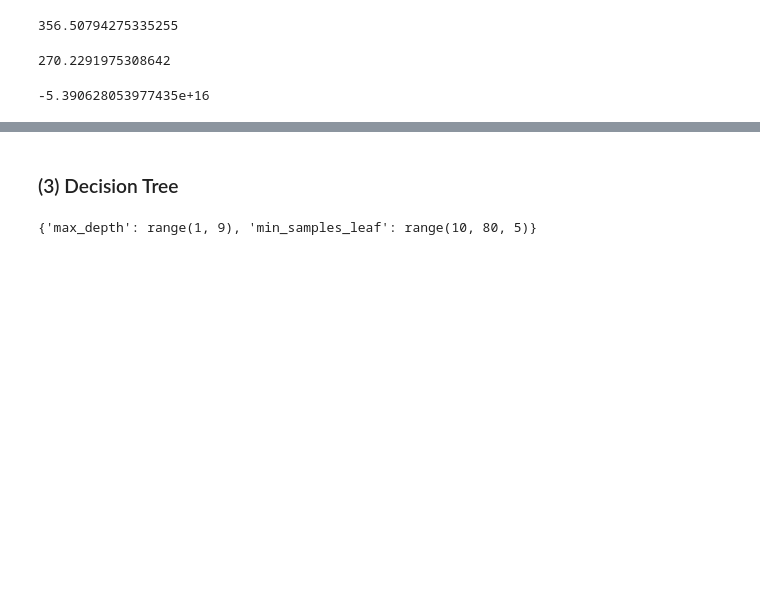
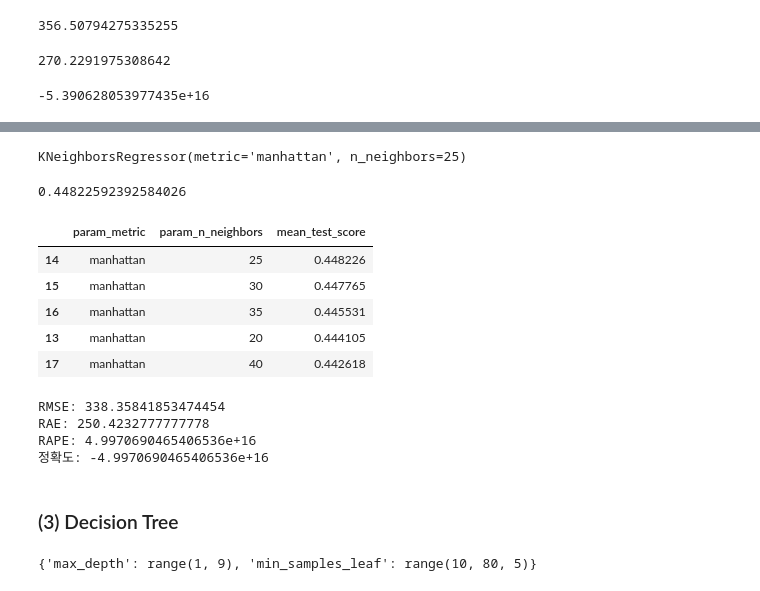
Before and after one commit to eedock92/aivle2_machine_learning, a Jupyter notebook: [추가1]복습문제_따릉이.ipynb, the cells around one changed output, grey strips where cells are left out. Drawn from its saved outputs; the diff is of its cells as text; code cells hidden in the pictures; blank space fills up the shorter version.

```diff
--- a/[추가1]복습문제_따릉이.ipynb
+++ b/[추가1]복습문제_따릉이.ipynb
@@ -277,0 +312,6 @@ plot_feature_importance(model1.coef_, list(x_train))
+# %%
+var = ['FuncDay_Yes','Solar','Seasons_Autumn','Holiday_No Holiday']
+# %%
+model2 = LinearRegression()
+model2.fit(x_train[var],y_train)
+lr_pred2 = model2.predict(x_val[var])
@@ -305,0 +366,4 @@ mean_absolute_error(y_val, knn_pred)
+# %%
+knn_param = {'n_neighbors': range(5,51,5) ,'metric': ['euclidean','manhattan']}
+knn_model_gs = GridSearchCV(knn_model, knn_param, cv =5, verbose=3)
+knn_model_gs.fit(x_train_s1,y_train)
@@ -305,0 +392,20 @@ mean_absolute_error(y_val, knn_pred)
+# %%
+knn_model_gs.best_estimator_
+# %% [output]
+KNeighborsRegressor(metric='manhattan', n_neighbors=25)
+# %%
+knn_model_gs.best_score_
+# %% [output]
+0.44822592392584026
+# %%
+knn_df = pd.DataFrame(knn_model_gs.cv_results_)
+knn_df = knn_df.loc[:,['param_metric','param_n_neighbors','mean_test_score']]
+# %%
+knn_df.sort_values(by='mean_test_score',ascending=False).head()
+# %% [output]
+|  | param_metric | param_n_neighbors | mean_test_score |
+| 14 | manhattan | 25 | 0.448226 |
+| 15 | manhattan | 30 | 0.447765 |
+| 16 | manhattan | 35 | 0.445531 |
+| 13 | manhattan | 20 | 0.444105 |
+| 17 | manhattan | 40 | 0.442618 |
@@ -306,3 +414,13 @@ mean_absolute_error(y_val, knn_pred)
+# %%
+print('RMSE:',mean_squared_error(y_val,knn_pred_gs,squared=False))
+print('RAE:',mean_absolute_error(y_val,knn_pred_gs))
+print('RAPE:',mean_absolute_percentage_error(y_val,knn_pred_gs))
+print('정확도:',1-mean_absolute_percentage_error(y_val,knn_pred_gs))
+# %% [output]
+RMSE: 338.35841853474454
+RAE: 250.4232777777778
+RAPE: 4.9970690465406536e+16
+정확도: -4.9970690465406536e+16
 # %% [markdown]
 ### (3) Decision Tree
 # %%
```
Also changed, not shown: parts of 39 cells of this notebook, 2 other files.
